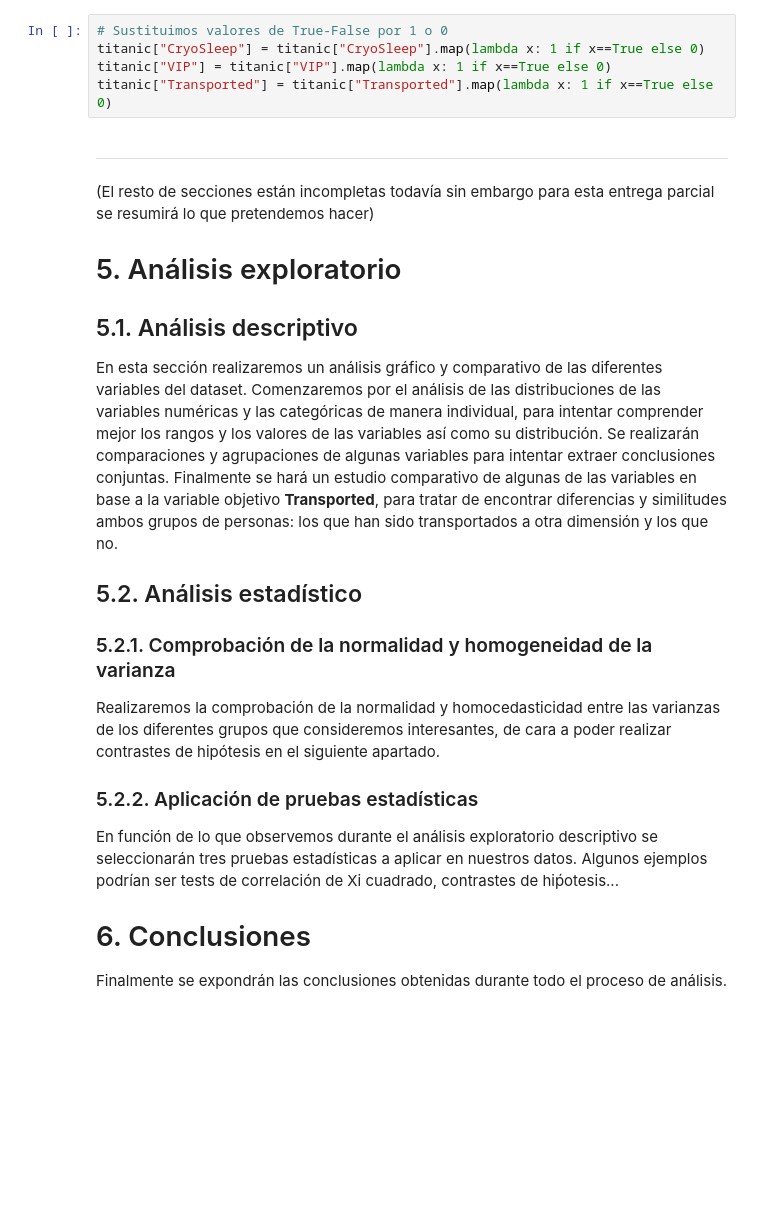
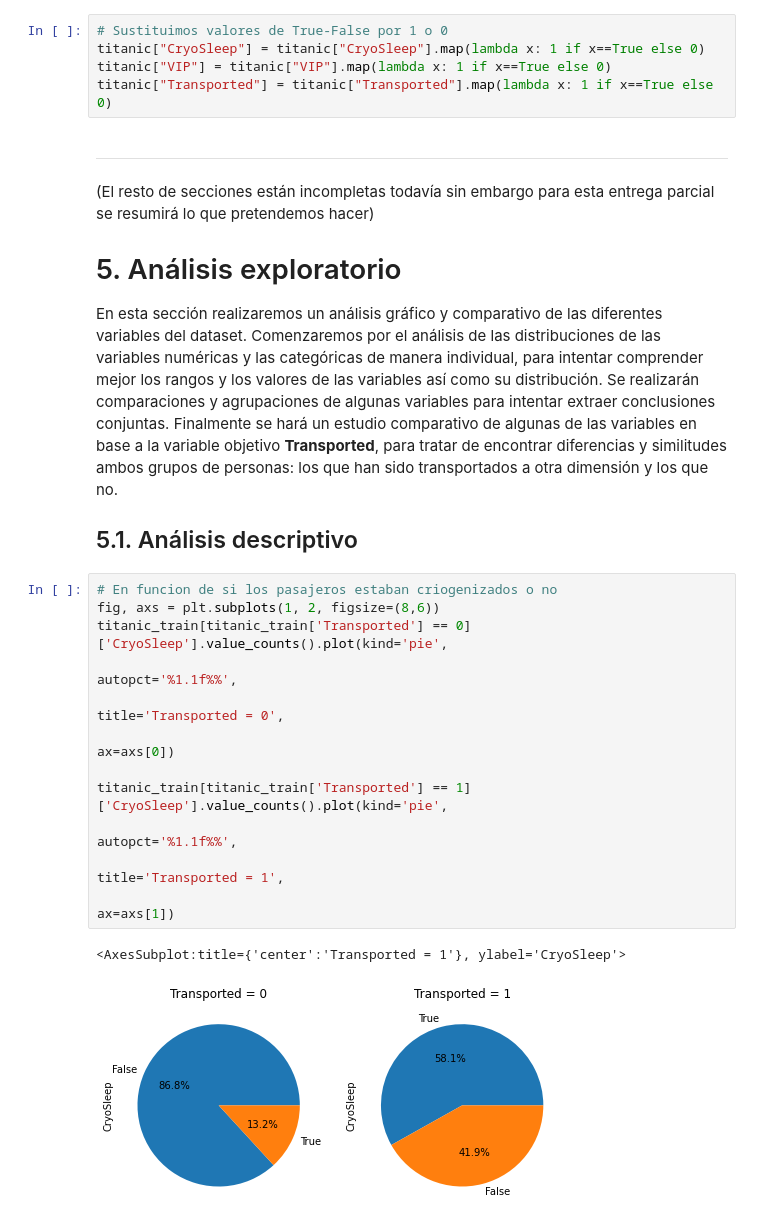
Before and after one commit to aliciacg7/spaceship-titanic-eda, a Jupyter notebook: spaceship-eda.ipynb, the cells around one changed output. Cells and saved outputs as stored; diff of their text form; blank space fills up the shorter version.

Commit message:
entrega parcial

```diff
--- a/spaceship-eda.ipynb
+++ b/spaceship-eda.ipynb
@@ -253,19 +253,21 @@ _____________________________________
 
 # 5. Análisis exploratorio
 
-## 5.1. Análisis descriptivo
-
 En esta sección realizaremos un análisis gráfico y comparativo de las diferentes variables del dataset. Comenzaremos por el análisis de las distribuciones de las variables numéricas y las categóricas de manera individual, para intentar comprender mejor los rangos y los valores de las variables así como su distribución. Se realizarán comparaciones y agrupaciones de algunas variables para intentar extraer conclusiones conjuntas. Finalmente se hará un estudio comparativo de algunas de las variables en base a la variable objetivo **Transported**, para tratar de encontrar diferencias y similitudes ambos grupos de personas: los que han sido transportados a otra dimensión y los que no.
 
-## 5.2. Análisis estadístico
-### 5.2.1. Comprobación de la normalidad y homogeneidad de la varianza
-
-Realizaremos la comprobación de la normalidad y homocedasticidad entre las varianzas de los diferentes grupos que consideremos interesantes, de cara a poder realizar contrastes de hipótesis en el siguiente apartado.
-
-### 5.2.2. Aplicación de pruebas estadísticas
-
-En función de lo que observemos durante el análisis exploratorio descriptivo se seleccionarán tres pruebas estadísticas a aplicar en nuestros datos. Algunos ejemplos podrían ser tests de correlación de Xi cuadrado, contrastes de hiṕotesis...
-
-# 6. Conclusiones
-
-Finalmente se expondrán las conclusiones obtenidas durante todo el proceso de análisis.
+## 5.1. Análisis descriptivo
+# %%
+# En funcion de si los pasajeros estaban criogenizados o no
+fig, axs = plt.subplots(1, 2, figsize=(8,6))
+titanic_train[titanic_train['Transported'] == 0]['CryoSleep'].value_counts().plot(kind='pie',
+                                                                         autopct='%1.1f%%',
+                                                                         title='Transported = 0',
+                                                                         ax=axs[0])
+
+titanic_train[titanic_train['Transported'] == 1]['CryoSleep'].value_counts().plot(kind='pie',
+                                                                         autopct='%1.1f%%',
+                                                                         title='Transported = 1',
+                                                                         ax=axs[1])
+# %% [output]
+<AxesSubplot:title={'center':'Transported = 1'}, ylabel='CryoSleep'>
+[figure, added]
```
Also changed, not shown: parts of 3 cells of this notebook.
